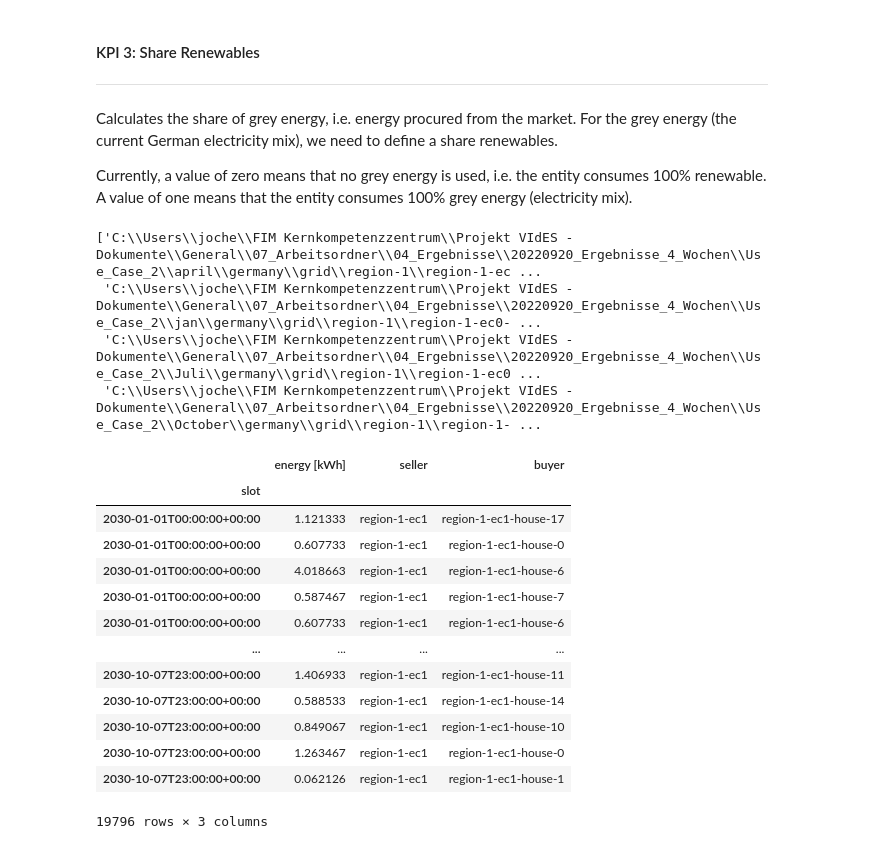
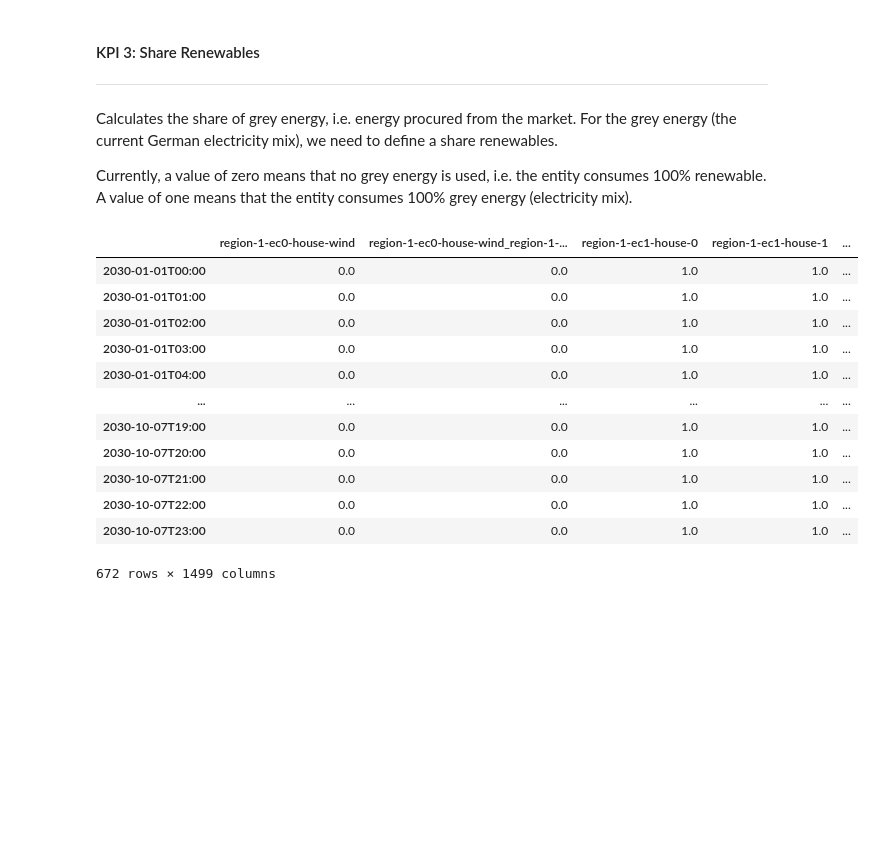
Before and after one commit to jochenmadler/fim_fit, a Jupyter notebook: GSy_KPI_calculation/01_processing/functions_test_v2.ipynb, the cells around one changed output. Drawn from its saved outputs; the diff is of its cells as text; code cells hidden in the pictures; blank space fills up the shorter version.

```diff
--- a/GSy_KPI_calculation/01_processing/functions_test_v2.ipynb
+++ b/GSy_KPI_calculation/01_processing/functions_test_v2.ipynb
@@ -151,5 +57,26 @@ d['house']
 Calculates the share of grey energy, i.e. energy procured from the market. For the grey energy (the current German electricity mix), we need to define a share renewables.
 
 Currently, a value of zero means that no grey energy is used, i.e. the entity consumes 100% renewable. A value of one means that the entity consumes 100% grey energy (electricity mix).
+# %%
+os.chdir(home_path)
+os.chdir('Base_Case/')
+use_case = 0
+use_case_home_path = os.getcwd()
+# %%
+f.share_renewables(use_case_home_path, use_case)
+# %% [output]
+|  | region-1-ec0-house-wind | region-1-ec0-house-wind_region-1-... | region-1-ec1-house-0 | region-1-ec1-house-1 | ... |
+| 2030-01-01T00:00 | 0.0 | 0.0 | 1.0 | 1.0 | ... |
+| 2030-01-01T01:00 | 0.0 | 0.0 | 1.0 | 1.0 | ... |
+| 2030-01-01T02:00 | 0.0 | 0.0 | 1.0 | 1.0 | ... |
+| 2030-01-01T03:00 | 0.0 | 0.0 | 1.0 | 1.0 | ... |
+| 2030-01-01T04:00 | 0.0 | 0.0 | 1.0 | 1.0 | ... |
+| ... | ... | ... | ... | ... | ... |
+| 2030-10-07T19:00 | 0.0 | 0.0 | 1.0 | 1.0 | ... |
+| 2030-10-07T20:00 | 0.0 | 0.0 | 1.0 | 1.0 | ... |
+| 2030-10-07T21:00 | 0.0 | 0.0 | 1.0 | 1.0 | ... |
+| 2030-10-07T22:00 | 0.0 | 0.0 | 1.0 | 1.0 | ... |
+| 2030-10-07T23:00 | 0.0 | 0.0 | 1.0 | 1.0 | ... |
+672 rows × 1499 columns
 # %%
 os.chdir(home_path)
@@ -180,38 +85,0 @@ ec_filepaths = [i for i in relevant_filepaths if 'ec' in i]
-# %%
-# filter all filepaths by nr. 8 in relevant_filepaths -> nr. 8 is R1ec0
-relevant_filepaths[8::597]
-# %% [output]
-['C:\\Users\\joche\\FIM Kernkompetenzzentrum\\Projekt VIdES - Dokumente\\General\\07_Arbeitsordner\\04_Ergebnisse\\20220920_Ergebnisse_4_Wochen\\Use_Case_2\\april\\germany\\grid\\region-1\\region-1-ec ...
- 'C:\\Users\\joche\\FIM Kernkompetenzzentrum\\Projekt VIdES - Dokumente\\General\\07_Arbeitsordner\\04_Ergebnisse\\20220920_Ergebnisse_4_Wochen\\Use_Case_2\\jan\\germany\\grid\\region-1\\region-1-ec0- ...
- 'C:\\Users\\joche\\FIM Kernkompetenzzentrum\\Projekt VIdES - Dokumente\\General\\07_Arbeitsordner\\04_Ergebnisse\\20220920_Ergebnisse_4_Wochen\\Use_Case_2\\Juli\\germany\\grid\\region-1\\region-1-ec0 ...
- 'C:\\Users\\joche\\FIM Kernkompetenzzentrum\\Projekt VIdES - Dokumente\\General\\07_Arbeitsordner\\04_Ergebnisse\\20220920_Ergebnisse_4_Wochen\\Use_Case_2\\October\\germany\\grid\\region-1\\region-1- ...
-# %%
-i = 9
-#i = range(int(l / nr_months))[2]
-entity_monthly_dfs = []
-entity_monthly_filepaths = relevant_filepaths[i::int(l / nr_months)]
-# combine each entity's monthly data frames and hand them over to shares_renewable_helper for calculation
-for f in entity_monthly_filepaths:
-    df_temp = pd.read_csv(f).drop(['creation_time', 'matching_requirements', 'rate [ct./kWh]'], axis=1)
-    df_temp.seller = [i.lower().replace('_', '-') for i in df_temp.seller]
-    df_temp.buyer = [i.lower().replace('_', '-') for i in df_temp.buyer]
-    entity_monthly_dfs.append(df_temp)
-entity_name = entity_monthly_filepaths[0].split('\\')[-1].split('-trades.csv')[0]
-entity_df = pd.concat(entity_monthly_dfs).sort_values(by='slot').reset_index(drop=True)
-entity_df.set_index(['slot'], inplace=True)
-entity_df
-# %% [output]
-|  | energy [kWh] | seller | buyer |
-| slot |  |  |  |
-| 2030-01-01T00:00:00+00:00 | 1.121333 | region-1-ec1 | region-1-ec1-house-17 |
-| 2030-01-01T00:00:00+00:00 | 0.607733 | region-1-ec1 | region-1-ec1-house-0 |
-| 2030-01-01T00:00:00+00:00 | 4.018663 | region-1-ec1 | region-1-ec1-house-6 |
-| 2030-01-01T00:00:00+00:00 | 0.587467 | region-1-ec1 | region-1-ec1-house-7 |
-| 2030-01-01T00:00:00+00:00 | 0.607733 | region-1-ec1 | region-1-ec1-house-6 |
-| ... | ... | ... | ... |
-| 2030-10-07T23:00:00+00:00 | 1.406933 | region-1-ec1 | region-1-ec1-house-11 |
-| 2030-10-07T23:00:00+00:00 | 0.588533 | region-1-ec1 | region-1-ec1-house-14 |
-| 2030-10-07T23:00:00+00:00 | 0.849067 | region-1-ec1 | region-1-ec1-house-10 |
-| 2030-10-07T23:00:00+00:00 | 1.263467 | region-1-ec1 | region-1-ec1-house-0 |
-| 2030-10-07T23:00:00+00:00 | 0.062126 | region-1-ec1 | region-1-ec1-house-1 |
-19796 rows × 3 columns
```
Also changed, not shown: parts of 40 cells of this notebook, 1 other file.
